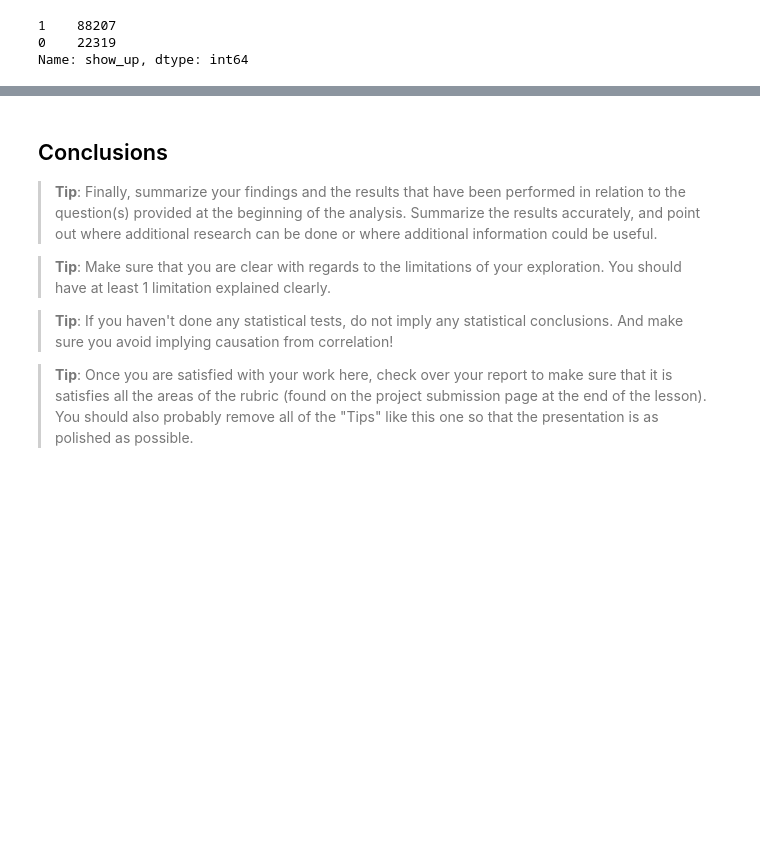
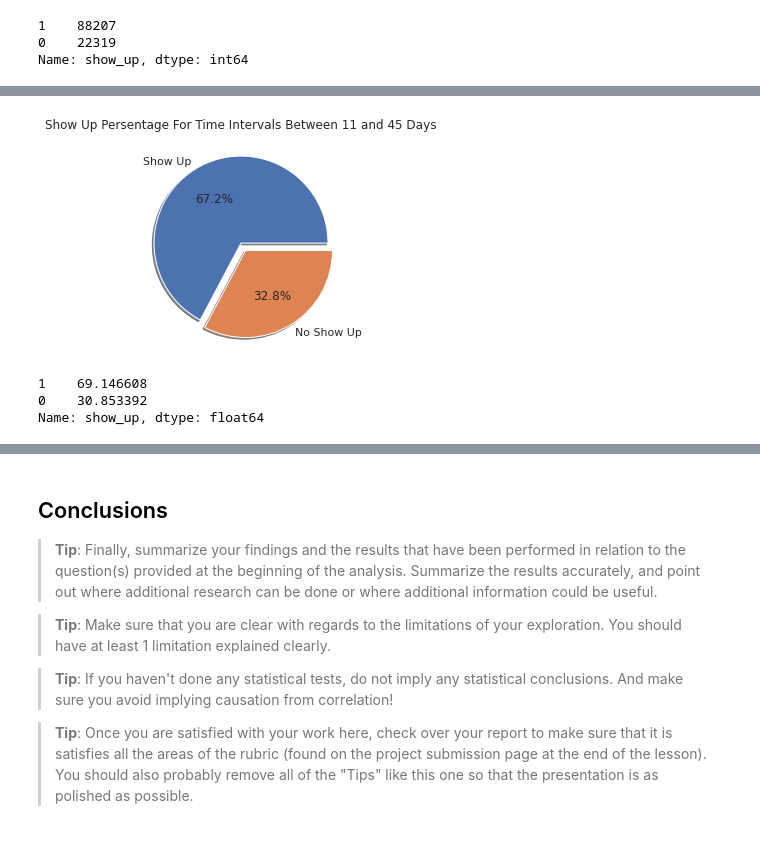
Before and after one commit to idowu-james/Investigate-A-Dataset---Medical-Appointment-No-Shows, a Jupyter notebook: Copy_of_Project_1_Udacity.ipynb, the cells around one changed output, grey strips where cells are left out. Cells and saved outputs as stored; diff of their text form; code cells hidden in the pictures; blank space fills up the shorter version.

```diff
--- a/Copy_of_Project_1_Udacity.ipynb
+++ b/Copy_of_Project_1_Udacity.ipynb
@@ -348,0 +582,19 @@ df[df.time_interval < "-5 days"]
+# %%
+sizes =days_avg_to_45.show_up.value_counts(normalize=True)*100
+labels = 'Show Up', 'No Show Up'
+explode = (0, 0.1)
+fig1, ax1 = plt.subplots()
+
+ax1.pie(sizes, labels = labels, explode = explode, shadow = True,autopct='%1.1f%%')
+ax1.set_title("Show Up Persentage For Time Intervals Between 11 and 45 Days")
+plt.show()
+# %% [output]
+[figure, added]
+# %%
+# Computing and graphing the percentage of people who show up for their appointments
+# if it is within 46 and 90 days of scheduling
+days_45_to_90.show_up.value_counts(normalize=True)*100
+# %% [output]
+1    69.146608
+0    30.853392
+Name: show_up, dtype: float64
```
Also changed, not shown: parts of 47 cells of this notebook.
